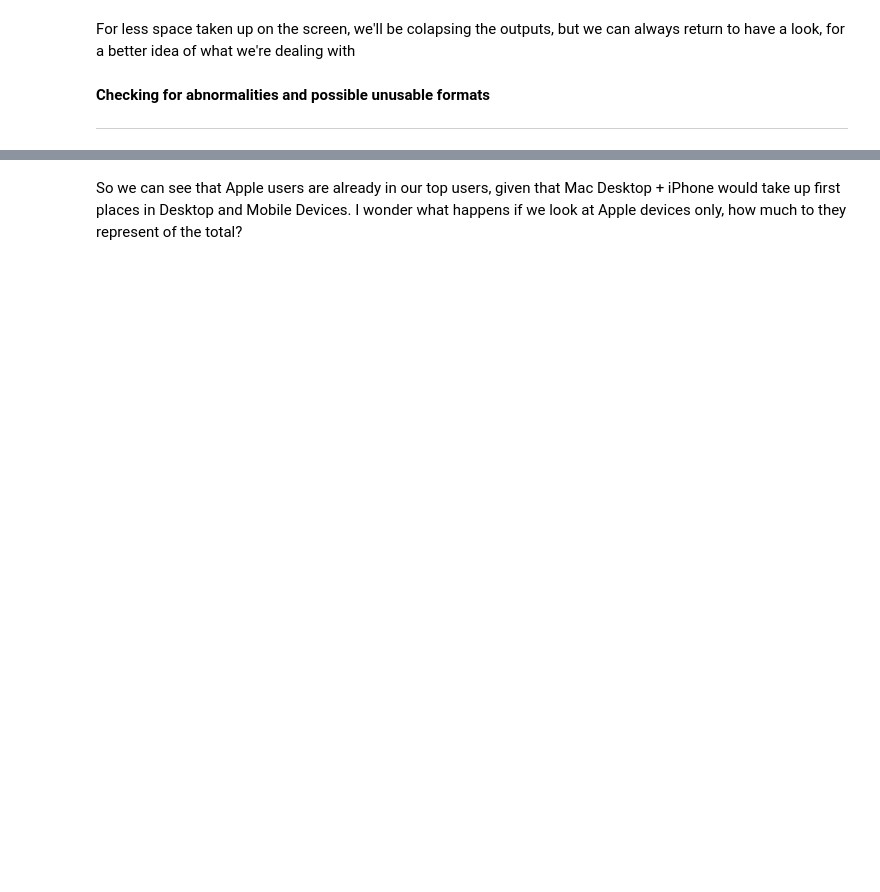
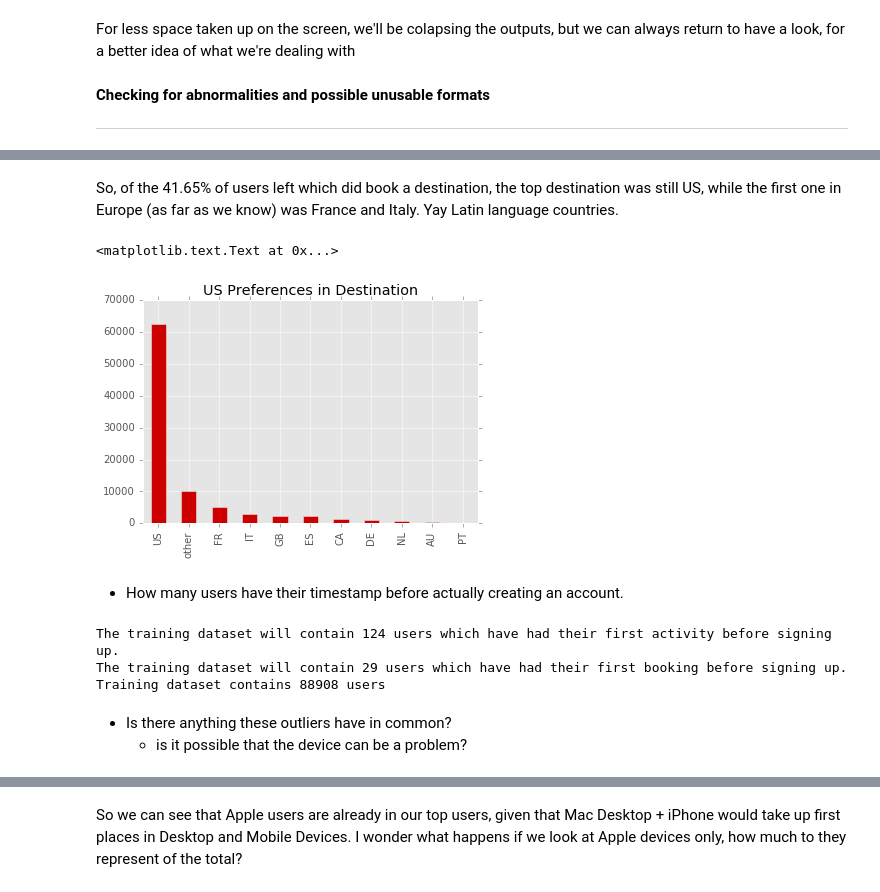
Before and after one commit to mirunapopa/DS-Intensive, a Jupyter notebook: data_exploration_project.ipynb, the cells around one changed output, grey strips where cells are left out. Saved outputs shown, nothing was run; the diff lists cells and outputs as text; code cells hidden in the pictures; blank space fills up the shorter version.

```diff
--- a/data_exploration_project.ipynb
+++ b/data_exploration_project.ipynb
@@ -242,0 +120,3 @@ devices.plot(x = 'device_type', y='users',kind= 'bar')
+# %%
+df = train_users[train_users.country_destination != 'NDF']
+df.country_destination.value_counts()
@@ -242,0 +136,21 @@ devices.plot(x = 'device_type', y='users',kind= 'bar')
+# %% [markdown]
+So, of the 41.65% of users left which did book a destination, the top destination was still US, while the first one in Europe (as far as we know) was France and Italy. Yay Latin language countries.
+# %%
+df.country_destination.value_counts().plot(kind = 'bar', color = '#cc0000')
+pl.title("US Preferences in Destination")
+# %% [output]
+<matplotlib.text.Text at 0x...>
+[figure, added]
+# %% [markdown]
+* How many users have their timestamp before actually creating an account.
+# %%
+print "The training dataset will contain {0} users which have had their first activity before signing up.".format(df[df.date_account_created > df.timestamp_first_active].shape[0])
+print "The training dataset will contain {0} users which have had their first booking before signing up.".format(df[df.date_account_created > df.date_first_booking].shape[0])
+print "Training dataset contains {0} users".format(df.shape[0])
+# %% [output]
+The training dataset will contain 124 users which have had their first activity before signing up.
+The training dataset will contain 29 users which have had their first booking before signing up.
+Training dataset contains 88908 users
+# %% [markdown]
+* Is there anything these outliers have in common?
+    * is it possible that the device can be a problem?
```
Also changed, not shown: parts of 57 cells of this notebook.
